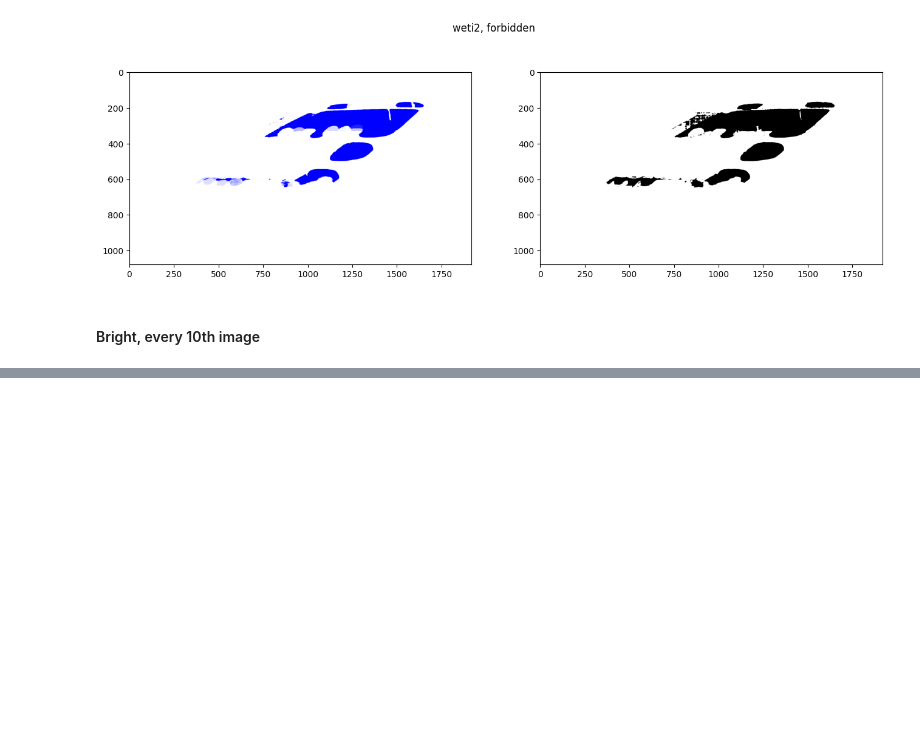
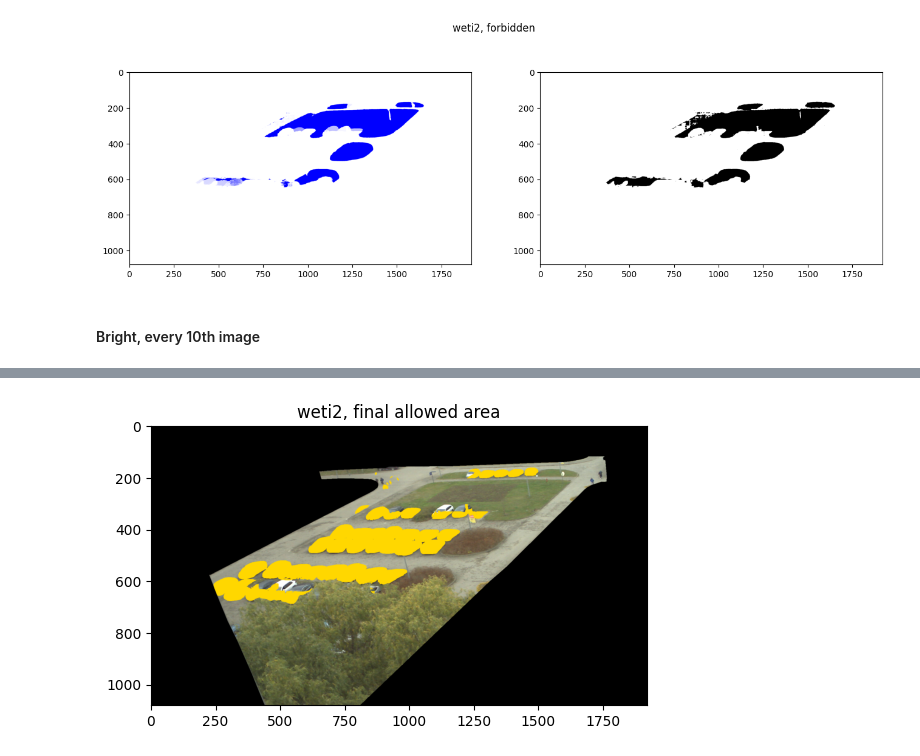
Before and after one commit to Trawirr/ParkingApp, a Jupyter notebook: image_processing/allowed_forbidden_areas.ipynb, the cells around one changed output, grey strips where cells are left out. Cells and saved outputs as stored; diff of their text form; code cells hidden in the pictures; blank space fills up the shorter version.

```diff
--- a/image_processing/allowed_forbidden_areas.ipynb
+++ b/image_processing/allowed_forbidden_areas.ipynb
@@ -407,0 +455,11 @@ WARNING:matplotlib.image:Clipping input data to the valid range for imshow with
+# %%
+original_image_weti2_final = cv2.cvtColor(cv2.imread(r"/mnt/c/Users/gtraw/Projekt_badawczy/11_13_full/weti2_2024_11_13_14_13.jpg"), cv2.COLOR_BGR2RGBA)
+mask_c = mask_a.copy()
+mask_c[mask_f[..., 3] > 0] = [0, 0, 0, 0]
+
+combined_image = mask_on_original(original_image_weti2_final, mask_c, [255, 215, 0, 255])
+plt.imshow(combined_image)
+plt.title("weti2, final allowed area")
+plt.show()
+# %% [output]
+[figure, added]
```
Also changed, not shown: parts of 7 cells of this notebook.
